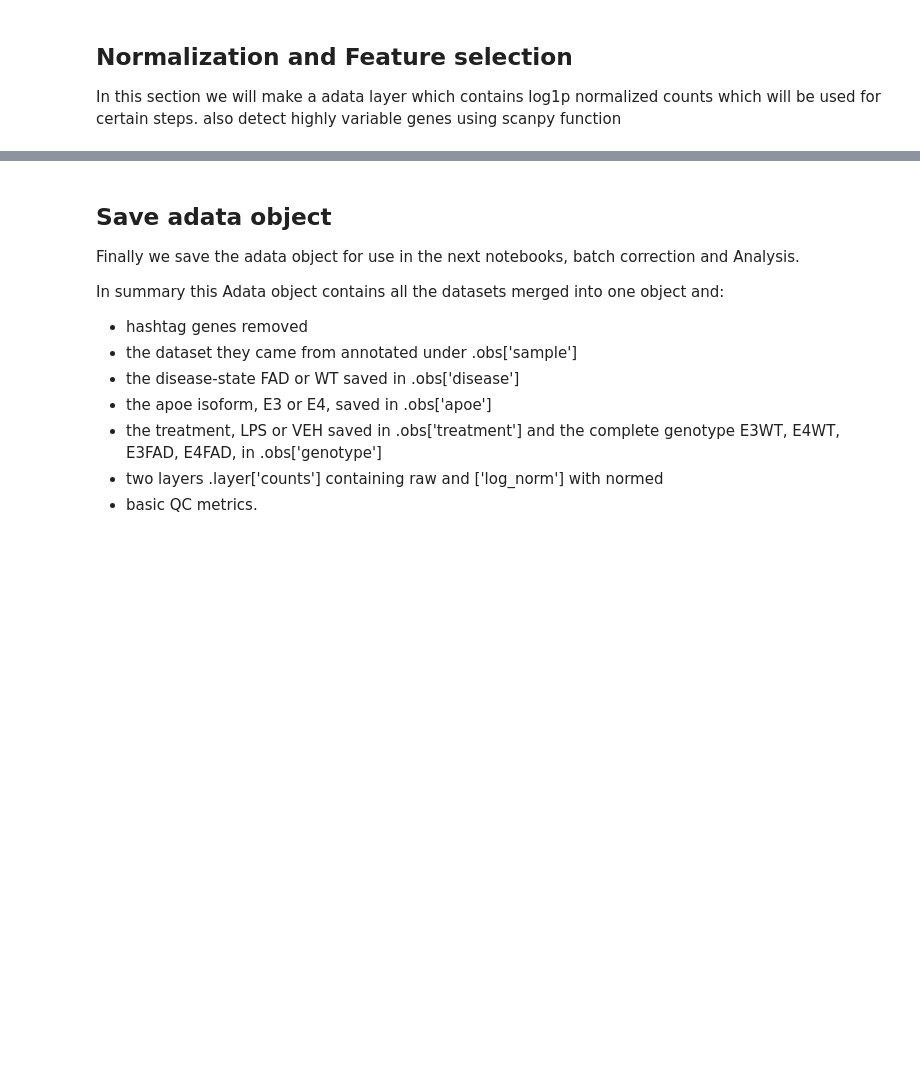
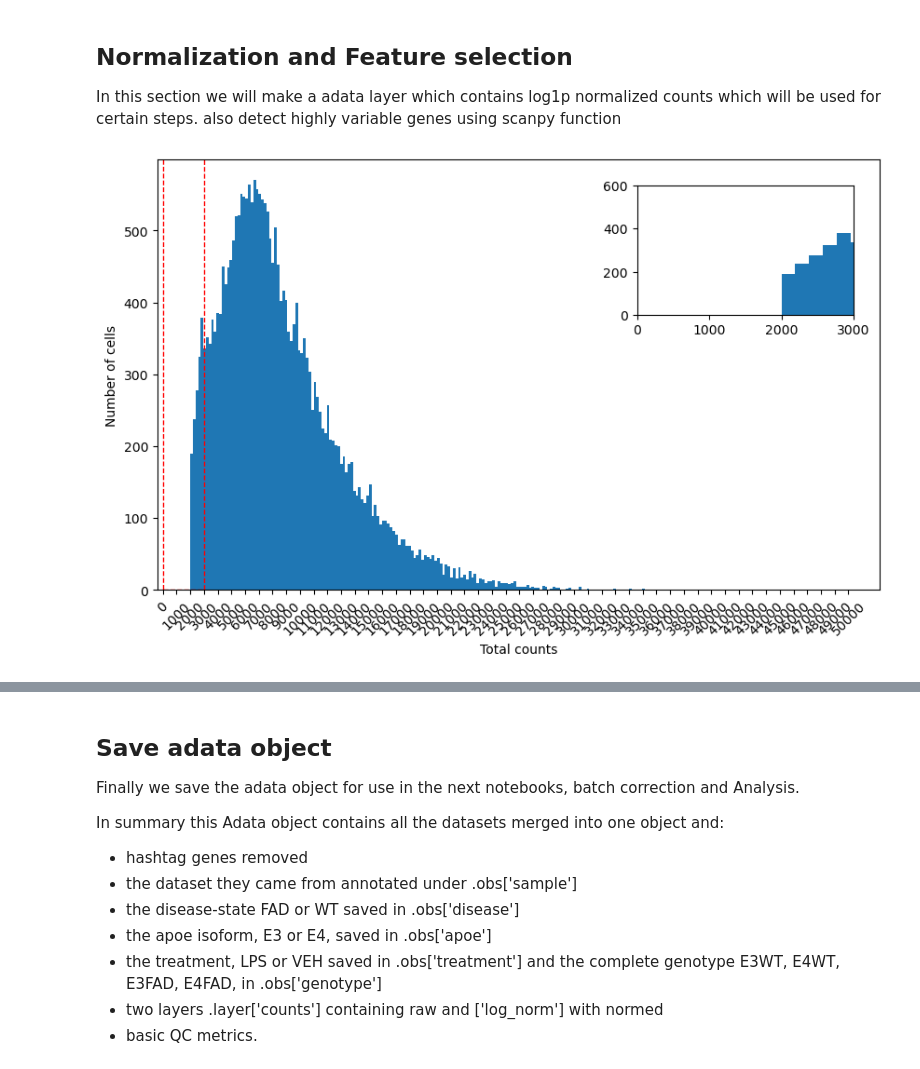
Before and after one commit to LoganLarlham/BINP52_Omic_Analysis, a Jupyter notebook: Notebooks/QC_Merge/qc_merge_notebook.ipynb, the cells around one changed output, grey strips where cells are left out. Drawn from its saved outputs; the diff is of its cells as text; code cells hidden in the pictures; blank space fills up the shorter version.

```diff
--- a/Notebooks/QC_Merge/qc_merge_notebook.ipynb
+++ b/Notebooks/QC_Merge/qc_merge_notebook.ipynb
@@ -378,6 +477,37 @@ K284 is not present in the .var DataFrame.
 ## Normalization and Feature selection
 
 In this section we will make a adata layer which contains log1p normalized  counts which will be used for certain steps. also detect highly variable genes using scanpy function
+# %%
+import matplotlib.pyplot as plt
+from mpl_toolkits.axes_grid1.inset_locator import inset_axes
+
+# Assuming adata is already defined and loaded
+
+# Main plot
+fig, ax = plt.subplots(figsize=(10, 6))
+ax.hist(adata.obs["total_counts"], bins=250, log=False, label="Total counts in bins of 100")
+ax.set_xlabel("Total counts")
+ax.set_ylabel("Number of cells")
+ax.set_xticks(range(0, int(adata.obs["total_counts"].max()) + 1000, 1000))
+plt.xticks(rotation=45)
+
+# Create inset of the zoomed area
+axins = inset_axes(ax, width="30%", height="30%", loc="upper right", borderpad=2)
+axins.hist(adata.obs["total_counts"], bins=250, log=False)
+
+# Zoom in on the inset
+x1, x2, y1, y2 = 0, 3000, 0, 600  # Adjust these values as needed
+axins.set_xlim(x1, x2)
+axins.set_ylim(y1, y2)
+
+
+# Add a rectangle to highlight the zoomed area in the main plot
+rect = plt.Rectangle((x1, y1), x2-x1, y2-y1, edgecolor='r', facecolor='none', linestyle='--')
+ax.add_patch(rect)
+
+plt.show()
+# %% [output]
+[figure, added]
 # %%
 # plot raw UMI counts per cell in histogram
 
```
Also changed, not shown: parts of 15 cells of this notebook, 2 other files.
